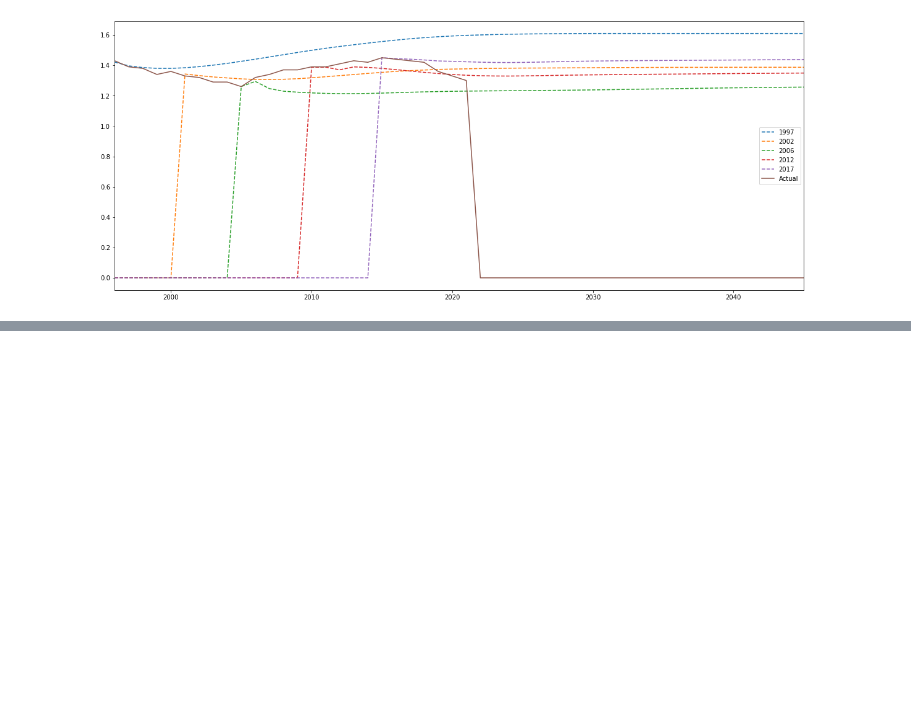
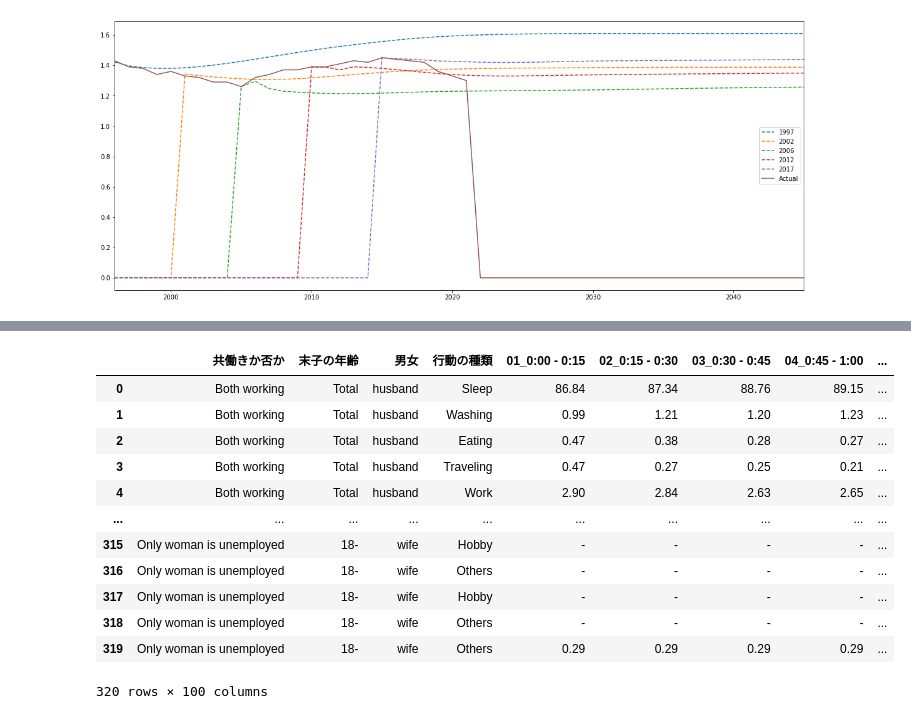
Before and after one commit to ayakow1/CAPP30239_FA22, a Jupyter notebook: data/data_clean.ipynb, the cells around one changed output, grey strips where cells are left out. Saved outputs shown, nothing was run; the diff lists cells and outputs as text; code cells hidden in the pictures; blank space fills up the shorter version.

```diff
--- a/data/data_clean.ipynb
+++ b/data/data_clean.ipynb
@@ -790,0 +809,24 @@ proj_f.to_csv('prediction_f_line.csv', index=False)
+# %%
+gender = {'1_夫':'husband', '2_妻':'wife'}
+# %%
+status = {'1_うち夫が有業で妻も有業(共働き)':'Both working','2_うち夫が有業で妻が無業':'Only woman is unemployed'}
+# %%
+child = {'0_総数':'Total', '1_６歳未満':'-6', '2_６～17歳':'6-17','3_18歳以上':'18-'}
+# %%
+time = time.replace({'男女':gender, '共働きか否か':status, '末子の年齢':child, '行動の種類':actions})
+# %%
+time
+# %% [output]
+|  | 共働きか否か | 末子の年齢 | 男女 | 行動の種類 | 01_0:00 - 0:15 | 02_0:15 - 0:30 | 03_0:30 - 0:45 | 04_0:45 - 1:00 | ... |
+| 0 | Both working | Total | husband | Sleep | 86.84 | 87.34 | 88.76 | 89.15 | ... |
+| 1 | Both working | Total | husband | Washing | 0.99 | 1.21 | 1.20 | 1.23 | ... |
+| 2 | Both working | Total | husband | Eating | 0.47 | 0.38 | 0.28 | 0.27 | ... |
+| 3 | Both working | Total | husband | Traveling | 0.47 | 0.27 | 0.25 | 0.21 | ... |
+| 4 | Both working | Total | husband | Work | 2.90 | 2.84 | 2.63 | 2.65 | ... |
+| ... | ... | ... | ... | ... | ... | ... | ... | ... | ... |
+| 315 | Only woman is unemployed | 18- | wife | Hobby | - | - | - | - | ... |
+| 316 | Only woman is unemployed | 18- | wife | Others | - | - | - | - | ... |
+| 317 | Only woman is unemployed | 18- | wife | Hobby | - | - | - | - | ... |
+| 318 | Only woman is unemployed | 18- | wife | Others | - | - | - | - | ... |
+| 319 | Only woman is unemployed | 18- | wife | Others | 0.29 | 0.29 | 0.29 | 0.29 | ... |
+320 rows × 100 columns
```
Also changed, not shown: parts of 47 cells of this notebook, 13 other files.
